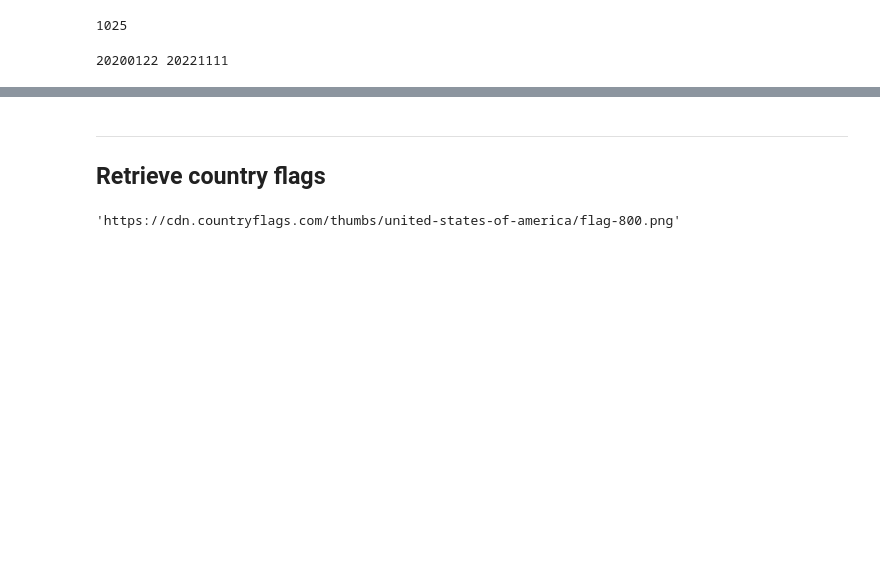
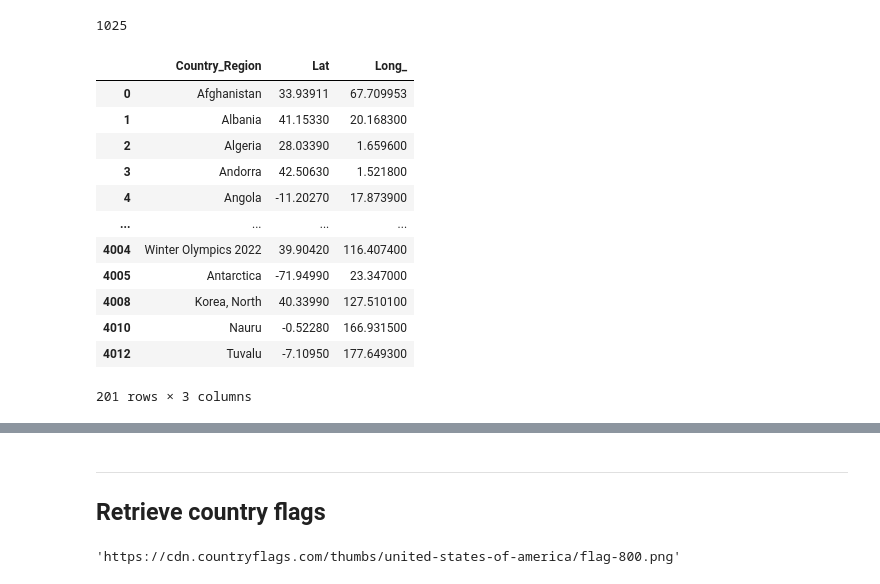
Before and after one commit to jumpingchu/Covid-Data-Visualization, a Jupyter notebook: EDA.ipynb, the cells around one changed output, grey strips where cells are left out. Drawn from its saved outputs; the diff is of its cells as text; code cells hidden in the pictures; blank space fills up the shorter version.

```diff
--- a/EDA.ipynb
+++ b/EDA.ipynb
@@ -18,8 +18,2 @@ def parse_date(data_path) -> str:
     return date_str
-# %%
-# test for date string sort: OK
-date_sorted = sorted([parse_date(dt) for dt in data_list])
-print(min(date_sorted), max(date_sorted))
-# %% [output]
-20200122 20221111
 # %%
@@ -43 +43,19 @@ def extract_data_from_path(data_path):
+# %%
+lat_long = extract_lat_long(data_list[-1])
+lat_long.drop_duplicates('Country_Region', inplace=True) # give up some province's lat_long
+lat_long
+# %% [output]
+|  | Country_Region | Lat | Long_ |
+| 0 | Afghanistan | 33.93911 | 67.709953 |
+| 1 | Albania | 41.15330 | 20.168300 |
+| 2 | Algeria | 28.03390 | 1.659600 |
+| 3 | Andorra | 42.50630 | 1.521800 |
+| 4 | Angola | -11.20270 | 17.873900 |
+| ... | ... | ... | ... |
+| 4004 | Winter Olympics 2022 | 39.90420 | 116.407400 |
+| 4005 | Antarctica | -71.94990 | 23.347000 |
+| 4008 | Korea, North | 40.33990 | 127.510100 |
+| 4010 | Nauru | -0.52280 | 166.931500 |
+| 4012 | Tuvalu | -7.10950 | 177.649300 |
+201 rows × 3 columns
 # %%
```
Also changed, not shown: parts of 10 cells of this notebook, 5 other files.
